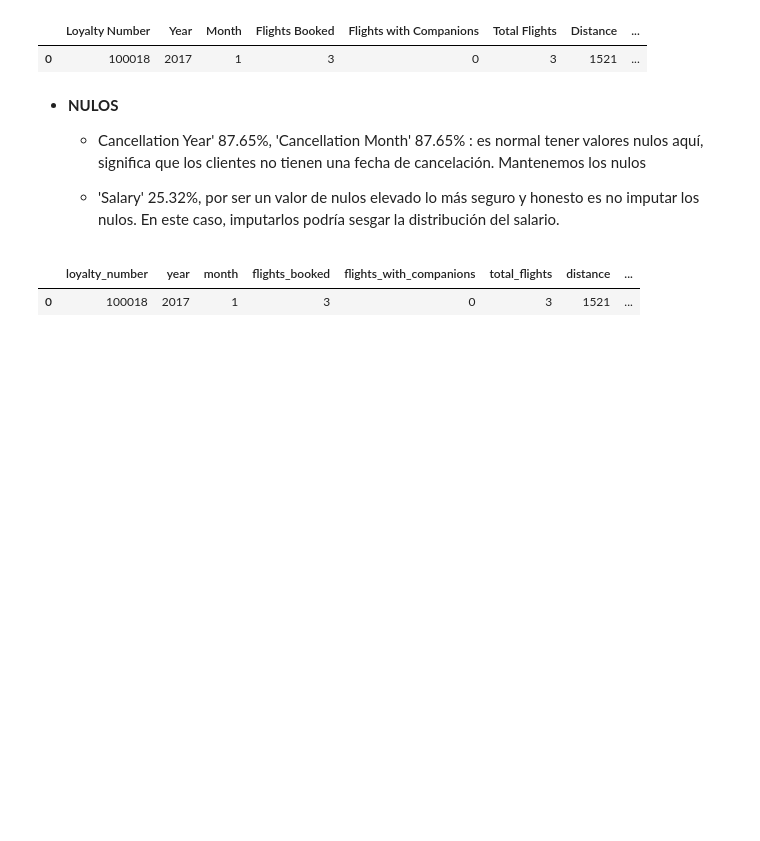
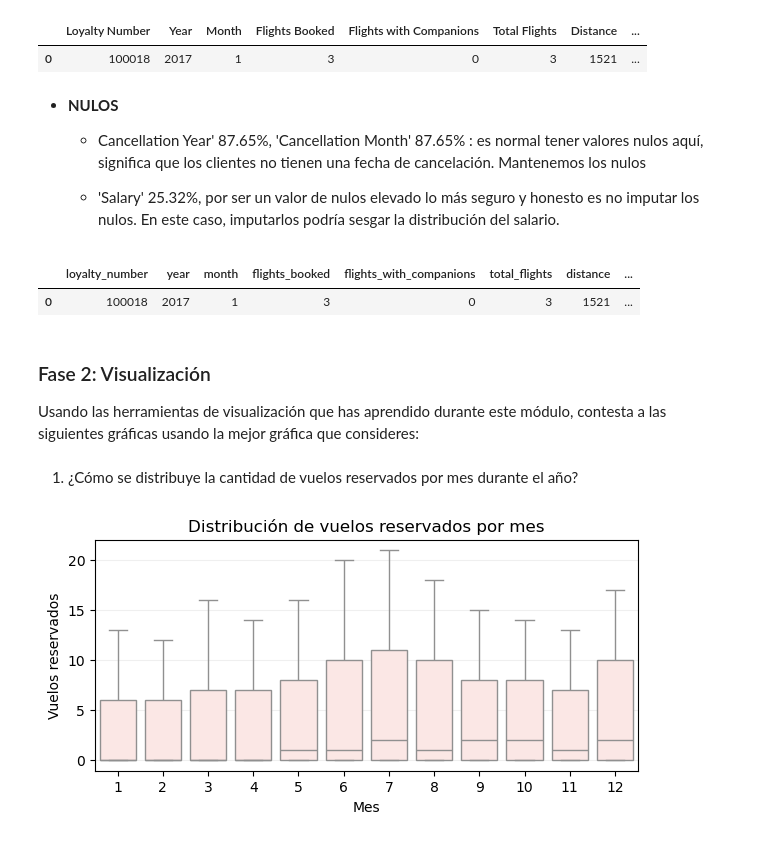
Before and after one commit to Adalab/bda-modulo-3-evaluacion-final-ariana-caldeira, a Jupyter notebook: EF_modulo_3_DA_Ariana.ipynb, the cells around one changed output. Cells and saved outputs as stored; diff of their text form; code cells hidden in the pictures; blank space fills up the shorter version.

Commit message:
Fase 2 de la evaluación

```diff
--- a/EF_modulo_3_DA_Ariana.ipynb
+++ b/EF_modulo_3_DA_Ariana.ipynb
@@ -497,3 +497,22 @@ df_merged.head(1)
 # %% [output]
 |  | loyalty_number | year | month | flights_booked | flights_with_companions | total_flights | distance | ... |
 | 0 | 100018 | 2017 | 1 | 3 | 0 | 3 | 1521 | ... |
+# %% [markdown]
+### Fase 2: Visualización
+
+Usando las herramientas de visualización que has aprendido durante este módulo, contesta a las siguientes gráficas usando la mejor gráfica que consideres:
+# %% [markdown]
+1. ¿Cómo se distribuye la cantidad de vuelos reservados por mes durante el año?
+# %%
+# Uso 'month'(variable categórica ordinal) y 'flights_booked'(variable numérica)
+# Uso un boxplot para visualizar la distribución de estas variables
+
+plt.figure(figsize=(7,3))
+sns.boxplot(data=df_merged, x='month', y='flights_booked', color='mistyrose')
+plt.title('Distribución de vuelos reservados por mes')
+plt.xlabel('Mes')
+plt.ylabel('Vuelos reservados')
+plt.grid(True, axis='y', linestyle='-', alpha=0.2)
+plt.show()
+# %% [output]
+[figure, added]
```
Also changed, not shown: parts of 16 cells of this notebook, 1 other file.
